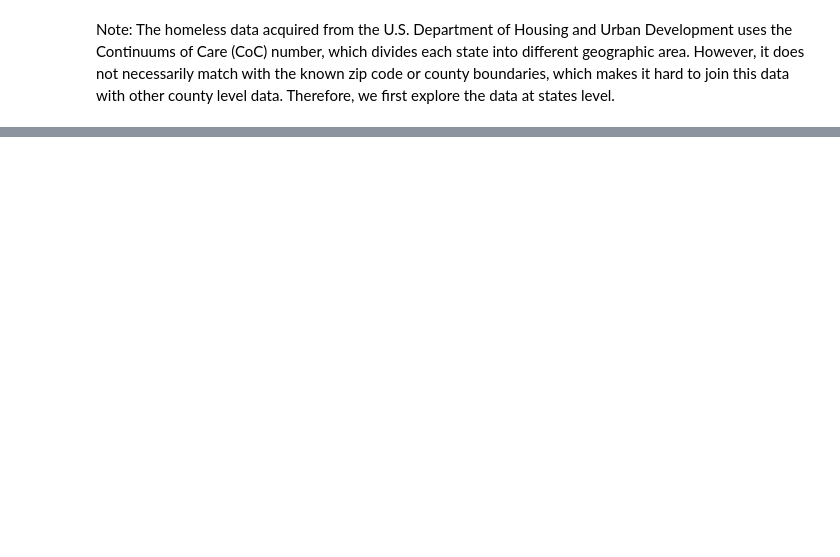
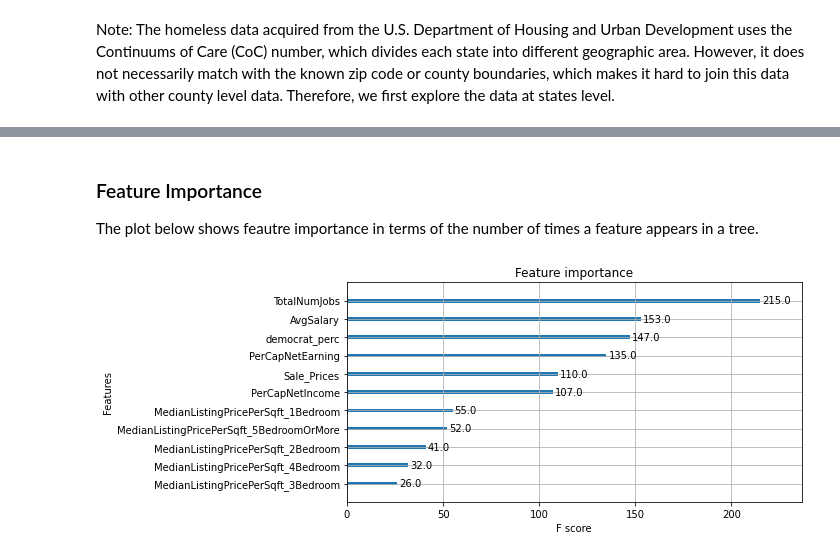
Before and after one commit to RenhaoL/CS109A_AC209A_Fall22_final_project, a Jupyter notebook: src/Homeless_Prediction_Final.ipynb, the cells around one changed output, grey strips where cells are left out. Cells and saved outputs as stored; diff of their text form; code cells hidden in the pictures; blank space fills up the shorter version.

```diff
--- a/src/Homeless_Prediction_Final.ipynb
+++ b/src/Homeless_Prediction_Final.ipynb
@@ -1075,0 +964,9 @@ y_test.to_csv("../data/scaled_y_test.csv", index=False)
+# %%
+best_params = {'base_estimator': DecisionTreeRegressor(max_depth=3),
+                'learning_rate': 0.0001,
+                'loss': 'exponential',
+                'n_estimators': 50,
+                'random_state': 300}
+
+best_adamodel = AdaBoostRegressor(**best_params)
+best_adamodel.fit(X_train, y_train)
@@ -1075,0 +1374,10 @@ y_test.to_csv("../data/scaled_y_test.csv", index=False)
+# %% [markdown]
+### Feature Importance
+
+The plot below shows feautre importance in terms of the number of times a feature appears in a tree.
+# %%
+fig, ax = plt.subplots(figsize = (10, 4))
+xgb.plot_importance(best_xgmodel, importance_type='weight', ax = ax)
+plt.tight_layout()
+# %% [output]
+[figure, added]
```
Also changed, not shown: parts of 206 cells of this notebook, 1 other file.
